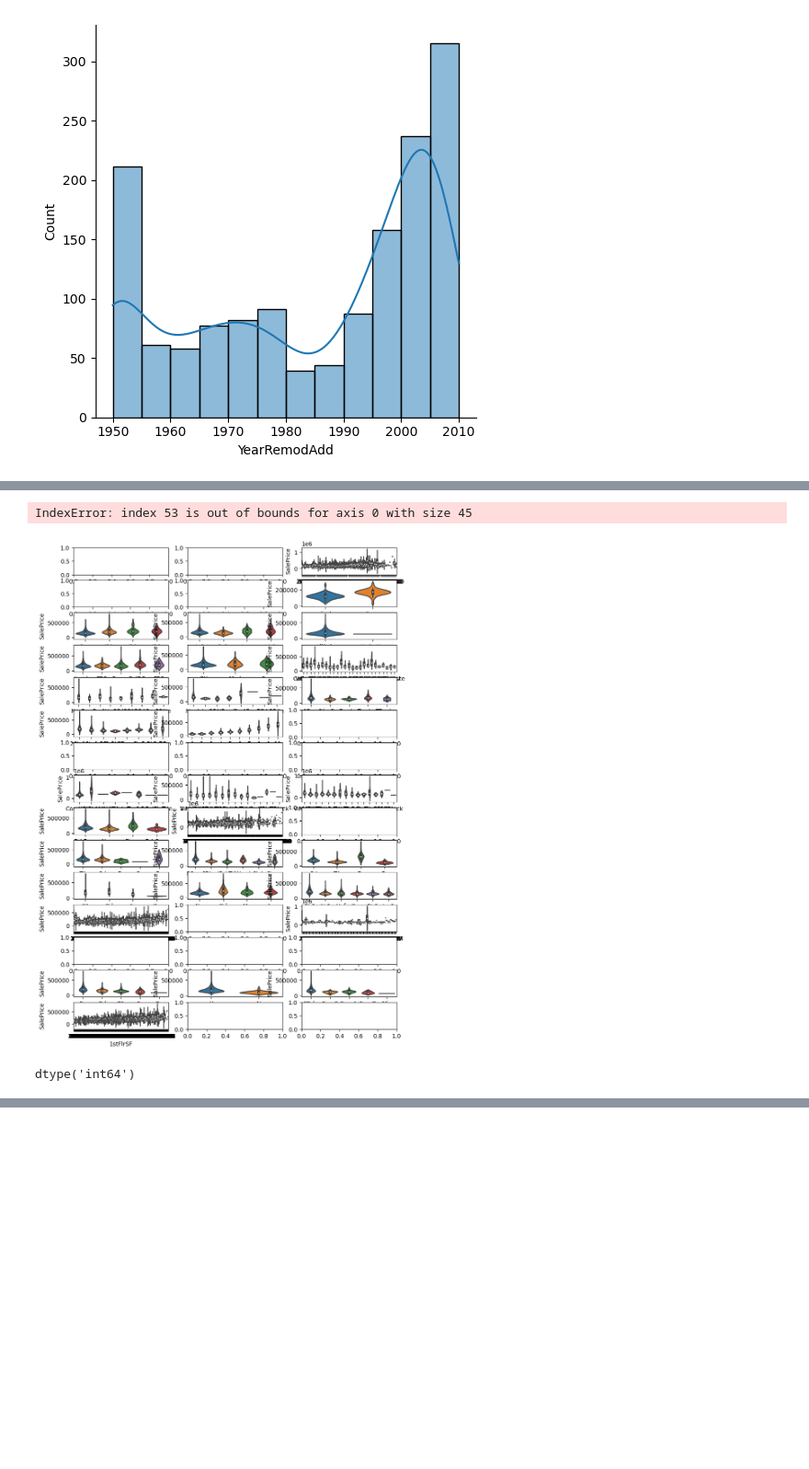
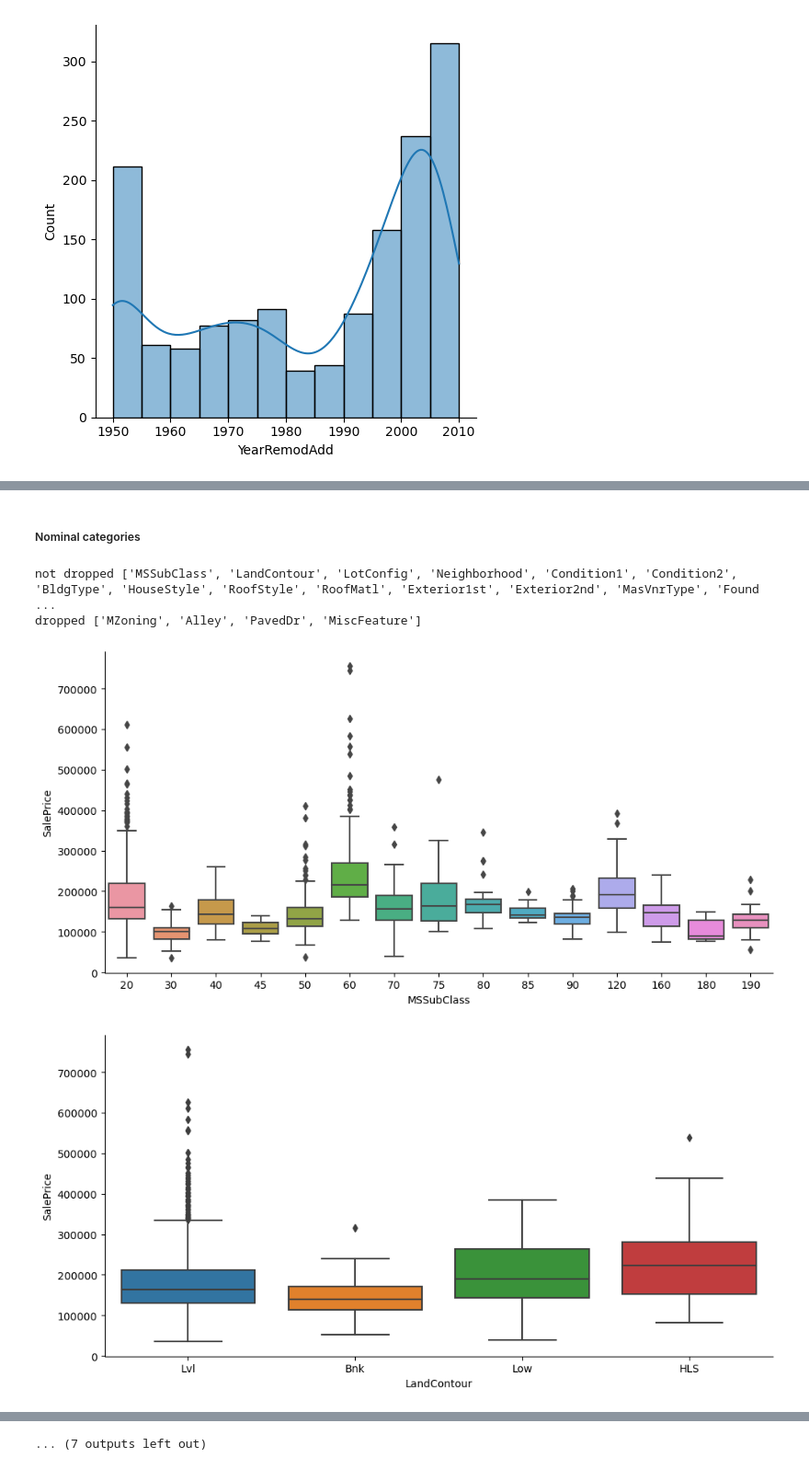
Before and after one commit to rajesvariparasa/ml-processing-pipeline-for-predicting-houseprices, a Jupyter notebook: DataRecci.ipynb, the cells around one changed output, grey strips where cells are left out. Shown at 92% size. Saved outputs shown, nothing was run; the diff lists cells and outputs as text; code cells hidden in the pictures; blank space fills up the shorter version.

```diff
--- a/DataRecci.ipynb
+++ b/DataRecci.ipynb
@@ -308,18 +308,26 @@ for i in range(1, 13):
+# %% [markdown]
+##### Nominal categories
 # %%
 nominal_categories = ['MSSubClass', 'MZoning', 'Alley', 'LandContour', 'LotConfig', 'Neighborhood', 'Condition1', 'Condition2', 'BldgType', 'HouseStyle', 'RoofStyle', 'RoofMatl', 'Exterior1st', 'Exterior2nd', 'MasVnrType', 'Foundation', 'Heating', 'Electrical', 'GarageType', 'PavedDr', 'MiscFeature', 'SaleType', 'SaleCondition']
-# %%
-# Violin plots for categorical variables
-fig, axes = plt.subplots(15,3, figsize=(10, 15))
-axes = axes.flatten()
-for i in range(len(df1.columns)):
-    if df1[df1.columns[i]].dtype == 'object' and df1.columns[i]!= 'SalePrice':
-        sns.violinplot(x=df1.columns[i+1], y='SalePrice', data=df1, ax=axes[i])
-        axes[i].set_xlabel(df1.columns[i+1])
-        axes[i].set_ylabel('SalePrice')
-# %% [output]
-IndexError: index 53 is out of bounds for axis 0 with size 45
-[figure, removed]
-# %%
-df1['SalePrice'].dtype
-# %% [output]
-dtype('int64')
+# %%
+dropped = []
+not_dropped = []
+for i in nominal_categories:
+    if i in df3.columns:
+        not_dropped.append(i)
+    else:
+
+        dropped.append(i)
+print ('not dropped',not_dropped)
+print('dropped', dropped)
+# %% [output]
+not dropped ['MSSubClass', 'LandContour', 'LotConfig', 'Neighborhood', 'Condition1', 'Condition2', 'BldgType', 'HouseStyle', 'RoofStyle', 'RoofMatl', 'Exterior1st', 'Exterior2nd', 'MasVnrType', 'Found ...
+dropped ['MZoning', 'Alley', 'PavedDr', 'MiscFeature']
+# %%
+for i in nominal_categories:
+    if i in df3.columns:
+        sns.catplot(x=i, y='SalePrice', data=df3, kind='box', height=5, aspect=2)
+        plt.show()
+# %% [output]
+[figure, added]
+[figure, added]
@@ -325,0 +344 @@ dtype('int64')
+... (7 outputs left out)
```
Also changed, not shown: parts of 2 cells of this notebook.
